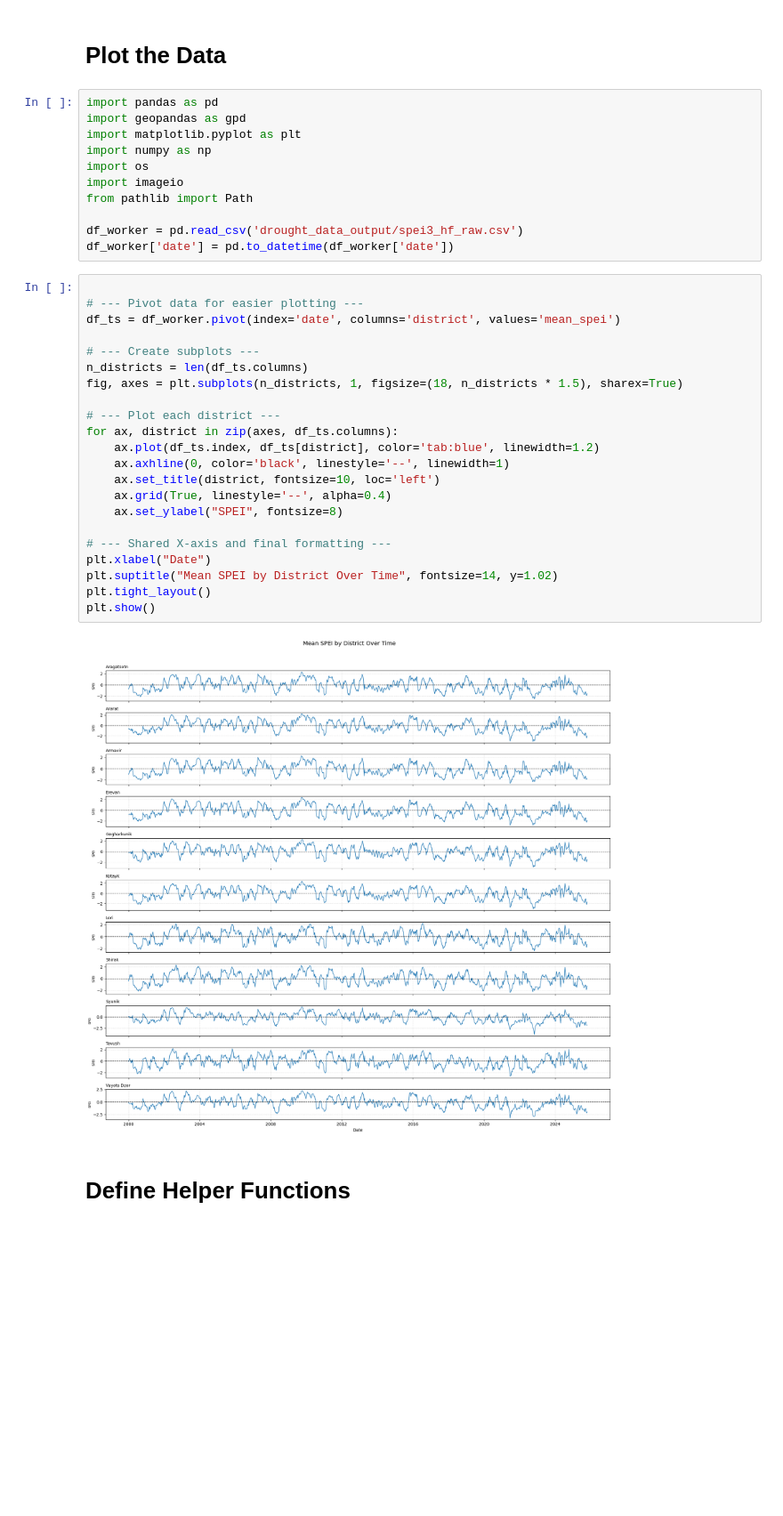
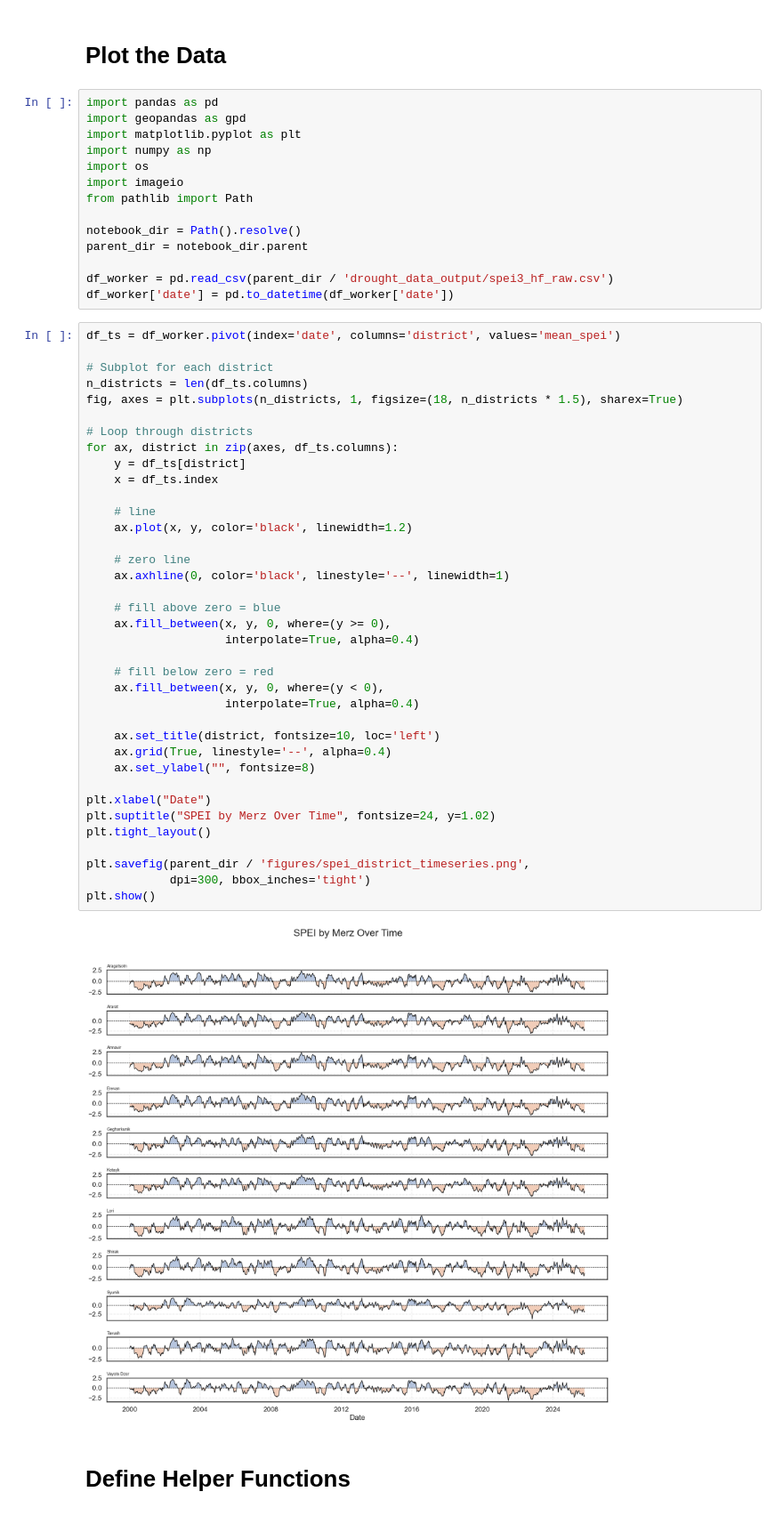
Before and after one commit to theshufflebee/dev-arm, a Jupyter notebook: data_processing/data_extraction.ipynb, the cells around one changed output. Shown at 89% size. Cells and saved outputs as stored; diff of their text form; blank space fills up the shorter version.

```diff
--- a/data_processing/data_extraction.ipynb
+++ b/data_processing/data_extraction.ipynb
@@ -9,32 +9,50 @@ import os
 import imageio
 from pathlib import Path
 
-df_worker = pd.read_csv('drought_data_output/spei3_hf_raw.csv')
+notebook_dir = Path().resolve()
+parent_dir = notebook_dir.parent
+
+df_worker = pd.read_csv(parent_dir / 'drought_data_output/spei3_hf_raw.csv')
 df_worker['date'] = pd.to_datetime(df_worker['date'])
 # %%
-
-# --- Pivot data for easier plotting ---
 df_ts = df_worker.pivot(index='date', columns='district', values='mean_spei')
 
-# --- Create subplots ---
+# Subplot for each district
 n_districts = len(df_ts.columns)
 fig, axes = plt.subplots(n_districts, 1, figsize=(18, n_districts * 1.5), sharex=True)
 
-# --- Plot each district ---
+# Loop through districts
 for ax, district in zip(axes, df_ts.columns):
-    ax.plot(df_ts.index, df_ts[district], color='tab:blue', linewidth=1.2)
+    y = df_ts[district]
+    x = df_ts.index
+
+    # line
+    ax.plot(x, y, color='black', linewidth=1.2)
+
+    # zero line
     ax.axhline(0, color='black', linestyle='--', linewidth=1)
+
+    # fill above zero = blue
+    ax.fill_between(x, y, 0, where=(y >= 0),
+                    interpolate=True, alpha=0.4)
+
+    # fill below zero = red
+    ax.fill_between(x, y, 0, where=(y < 0),
+                    interpolate=True, alpha=0.4)
+
     ax.set_title(district, fontsize=10, loc='left')
     ax.grid(True, linestyle='--', alpha=0.4)
-    ax.set_ylabel("SPEI", fontsize=8)
+    ax.set_ylabel("", fontsize=8)
 
-# --- Shared X-axis and final formatting ---
 plt.xlabel("Date")
-plt.suptitle("Mean SPEI by District Over Time", fontsize=14, y=1.02)
+plt.suptitle("SPEI by Merz Over Time", fontsize=24, y=1.02)
 plt.tight_layout()
+
+plt.savefig(parent_dir / 'figures/spei_district_timeseries.png',
+            dpi=300, bbox_inches='tight')
 plt.show()
 # %% [output]
-[figure, old version]
+[figure, new version]
 # %% [markdown]
 # Define Helper Functions
 # %%
```
Also changed, not shown: parts of 4 cells of this notebook, 4 other files.
